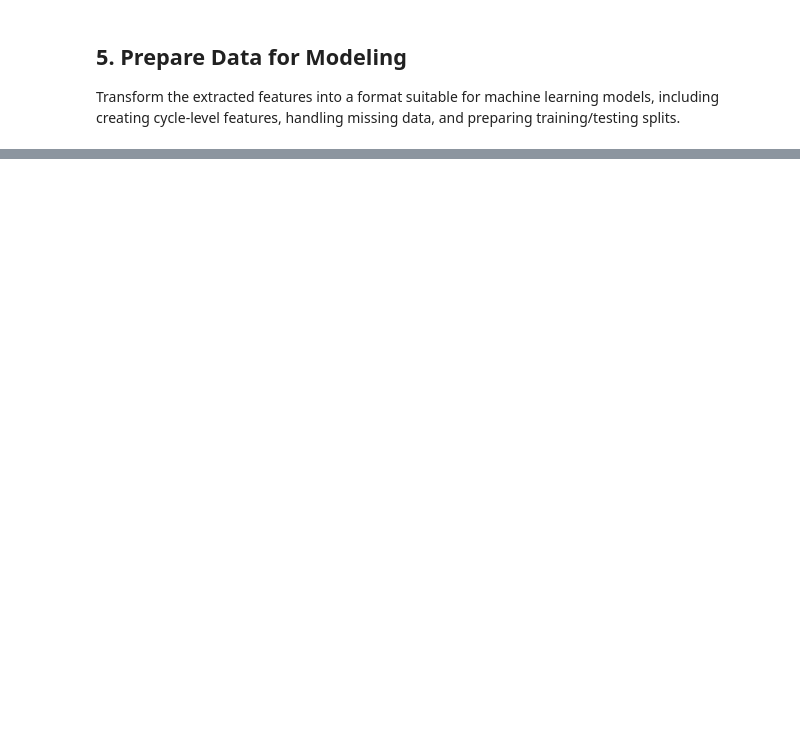
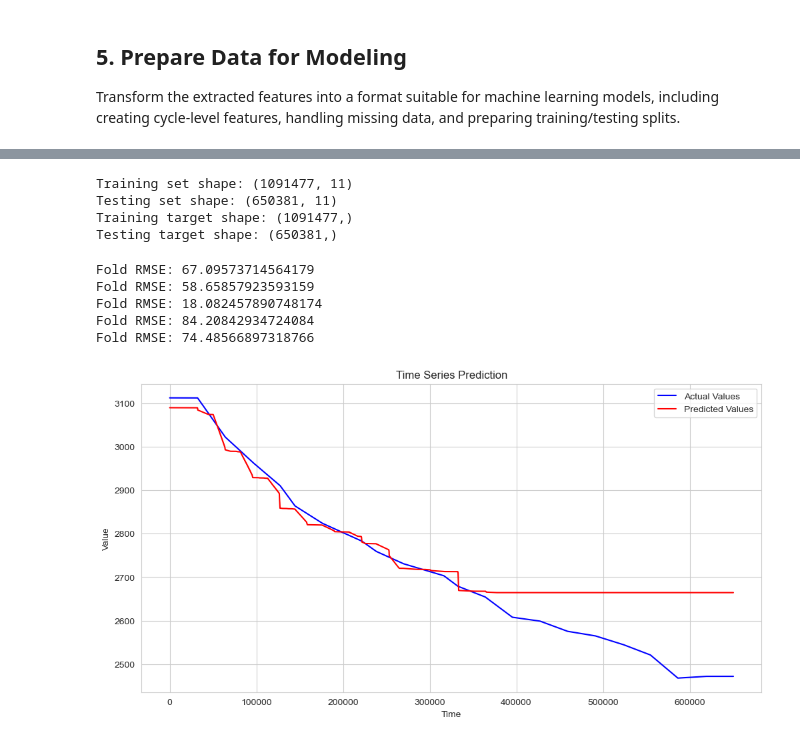
Before and after one commit to ChristopherTsa/datacamp_project, a Jupyter notebook: batteries_starting_kit.ipynb, the cells around one changed output, grey strips where cells are left out. Drawn from its saved outputs; the diff is of its cells as text; code cells hidden in the pictures; blank space fills up the shorter version.

```diff
--- a/batteries_starting_kit.ipynb
+++ b/batteries_starting_kit.ipynb
@@ -776,0 +731,52 @@ R^2 Score: 0.9293673306206214
+# %%
+# Load the dataset
+X_train , y_train = problem.get_train_data()
+X_test, y_test = problem.get_test_data()
+
+print(f"Training set shape: {X_train.shape}")
+print(f"Testing set shape: {X_test.shape}")
+print(f"Training target shape: {y_train.shape}")
+print(f"Testing target shape: {y_test.shape}")
+# %% [output]
+Training set shape: (1091477, 11)
+Testing set shape: (650381, 11)
+Training target shape: (1091477,)
+Testing target shape: (650381,)
+# %%
+# Create a transformer using FunctionTransformer
+battery_transformer = FunctionTransformer(
+    func=process_battery_data,
+    kw_args={'verbose': False},
+    validate=False
+)
+
+# Create complete pipeline
+pipeline = Pipeline([
+    ('feature_extractor', battery_transformer),
+    ('scaler', StandardScaler()),
+    ('regressor', RandomForestRegressor(n_estimators=100, random_state=42, verbose=0, n_jobs=-1))
+])
+
+def get_estimator():
+    return pipeline
+# %%
+# Cross validation for time series data
+tscv = TimeSeriesSplit(n_splits=5)
+
+# Train/evaluate with time-aware cross-validation
+for train_index, test_index in tscv.split(X_train):
+    X_tr, X_te = X_train.iloc[train_index], X_train.iloc[test_index]
+    y_tr, y_te = y_train.iloc[train_index], y_train.iloc[test_index]
+
+    model = get_estimator()
+    model.fit(X_tr, y_tr)
+    y_pr = model.predict(X_te)
+
+    rmse = np.sqrt(mean_squared_error(y_te, y_pr))
+    print(f"Fold RMSE: {rmse}")
+# %% [output]
+Fold RMSE: 67.09573714564179
+Fold RMSE: 58.65857923593159
+Fold RMSE: 18.082457890748174
+Fold RMSE: 84.20842934724084
+Fold RMSE: 74.48566897318766
@@ -776,0 +785,13 @@ R^2 Score: 0.9293673306206214
+# %%
+# Plot the actual and predicted values
+plt.figure(figsize=(12, 6))
+plt.plot(y_test, label='Actual Values', color='blue')
+plt.plot(y_pred, label='Predicted Values', color='red')
+plt.title('Time Series Prediction')
+plt.xlabel('Time')
+plt.ylabel('Value')
+plt.legend()
+plt.grid(True)
+plt.show()
+# %% [output]
+[figure, added]
```
Also changed, not shown: parts of 16 cells of this notebook, 8 other files.
